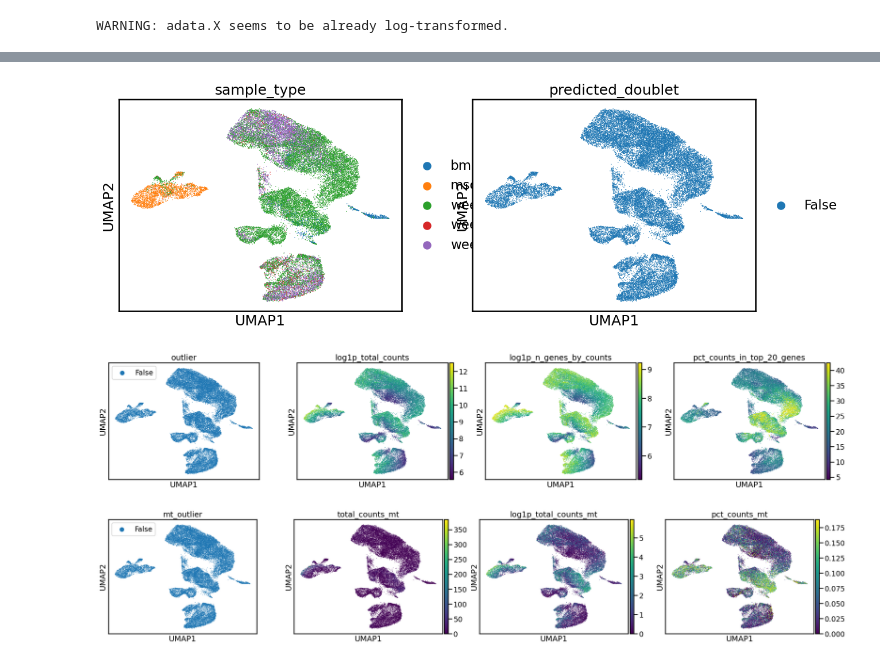
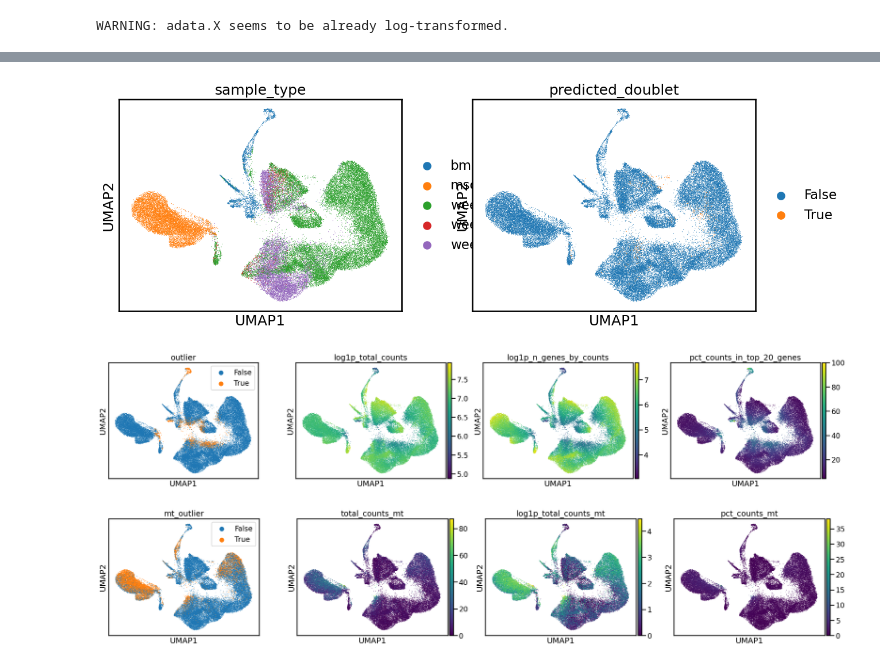
Before and after one commit to kevin-lee-aifi/mm_bm_chip_organoids, a Jupyter notebook: EXP-01244/rerun_notebooks/processing.ipynb, the cells around one changed output, grey strips where cells are left out. Drawn from its saved outputs; the diff is of its cells as text; code cells hidden in the pictures.

```diff
--- a/EXP-01244/rerun_notebooks/processing.ipynb
+++ b/EXP-01244/rerun_notebooks/processing.ipynb
@@ -446,26 +491,26 @@ AnnData object with n_obs × n_vars = 32845 × 4197
     obsp: 'connectivities', 'distances'
 # %%
 sc.pl.umap(
-    adata,
+    raw_p_adata,
     color=['sample_type', 'predicted_doublet']
 )
 
 sc.pl.umap(
-    adata,
+    raw_p_adata,
     color=['outlier', 'log1p_total_counts', 'log1p_n_genes_by_counts', 'pct_counts_in_top_20_genes'],
     legend_loc='best',
     size=5,
     sort_order=True
 )
 
 sc.pl.umap(
-    adata,
+    raw_p_adata,
     color=['mt_outlier', 'total_counts_mt', 'log1p_total_counts_mt', 'pct_counts_mt'],
     legend_loc='best',
     size=5,
     sort_order=True
 )
 # %% [output]
-[figure, old version]
+[figure, new version]
-[figure, old version]
+[figure, new version]
-[figure, old version]
+[figure, new version]
```
Also changed, not shown: parts of 8 cells of this notebook.
